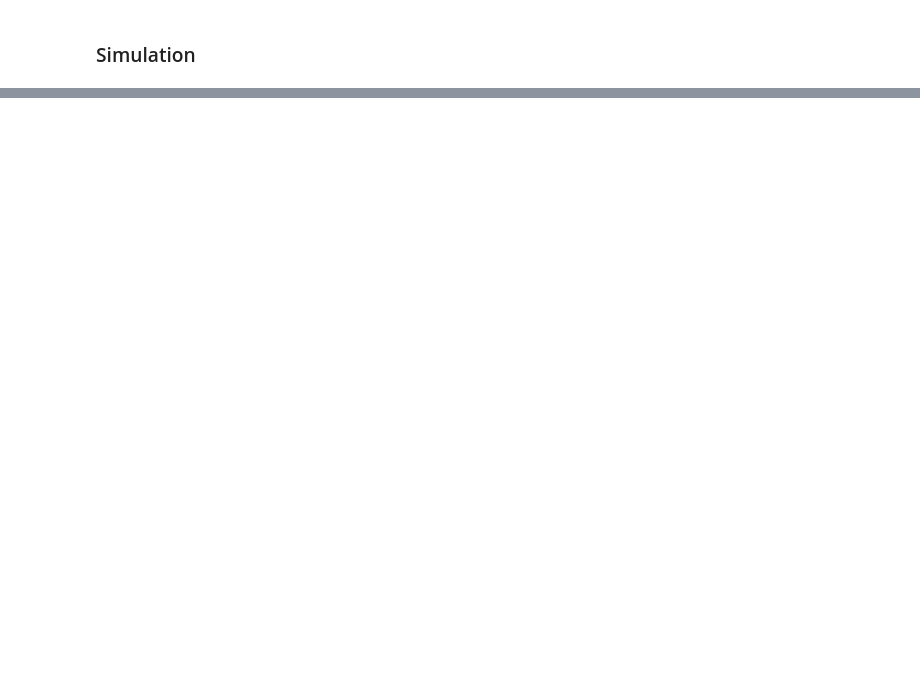
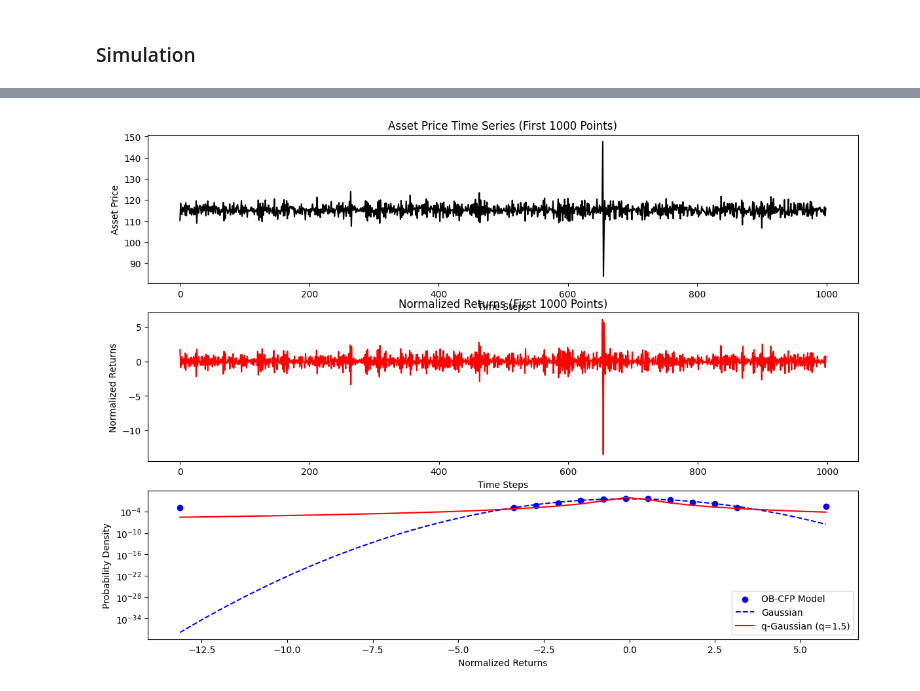
Before and after one commit to SuperAileen/CCS-2024-Group20, a Jupyter notebook: main_network.ipynb, the cells around one changed output, grey strips where cells are left out. Saved outputs shown, nothing was run; the diff lists cells and outputs as text; code cells hidden in the pictures; blank space fills up the shorter version.

Commit message:
update the pdf graph of normalized returns

```diff
--- a/main_network.ipynb
+++ b/main_network.ipynb
@@ -408,7 +415,7 @@ print(ob.agents_dict)
 # Simulation 1 cycle
 
 for sim in range(10000):
-#     ob.network_cycle()
+    ob.network_cycle()
     for agent_id in ob.agents_dict:
         decision = ob.agents_dict[agent_id][5]
         order_price = set_order_price(decision, ob.agents_dict[agent_id][4], current_market_price, ob.agents_dict[agent_id][2])
@@ -539,0 +614,60 @@ plt.show()
+# %%
+# Use the first 1000 data points
+asset_prices_subset = asset_prices[:1000]
+
+# Calculate returns rt
+rt = np.log(asset_prices_subset[1:]) - np.log(asset_prices_subset[:-1])
+
+# Calculate average return and standard deviation
+r_avg = np.mean(rt)
+r_stdev = np.std(rt)
+
+# Calculate normalized returns r^NORM
+r_norm = (rt - r_avg) / r_stdev
+
+# Plot the asset price time series
+plt.figure(figsize=(14, 10))
+
+plt.subplot(3, 1, 1)
+plt.plot(asset_prices_subset, color='black')
+plt.title('Asset Price Time Series (First 1000 Points)')
+plt.xlabel('Time Steps')
+plt.ylabel('Asset Price')
+
+# Plot the normalized returns time series
+plt.subplot(3, 1, 2)
+plt.plot(r_norm, color='red')
+plt.title('Normalized Returns (First 1000 Points)')
+plt.xlabel('Time Steps')
+plt.ylabel('Normalized Returns')
+
+# Calculate the probability density function (PDF) of the normalized returns
+counts, bin_edges = np.histogram(r_norm, bins=30, density=True)
+bin_centers = (bin_edges[:-1] + bin_edges[1:]) / 2
+
+# Plot the PDF of the normalized returns
+plt.subplot(3, 1, 3)
+plt.scatter(bin_centers, counts, label='OB-CFP Model', color='blue')
+
+# Fit a Gaussian distribution
+params_norm = norm.fit(r_norm)
+pdf_gaussian = norm.pdf(bin_centers, *params_norm)
+plt.plot(bin_centers, pdf_gaussian, label='Gaussian', linestyle='--', color='blue')
+
+# Definition of the q-Gaussian function, using the parameters from the paper
+def q_gaussian(x, A, B, q):
+    return A * np.power(1 - (1 - q) * B * x**2, 1 / (1 - q))
+
+# Parameters given in the paper
+A = 0.98
+B = 7
+q = 1.5
+plt.plot(bin_centers, q_gaussian(bin_centers, A, B, q), label='q-Gaussian (q=1.5)', color='red')
+
+plt.yscale('log')
+plt.xlabel('Normalized Returns')
+plt.ylabel('Probability Density')
+plt.legend()
+plt.show()
+# %% [output]
+[figure, added]
```
Also changed, not shown: parts of 12 cells of this notebook, 1 other file.
